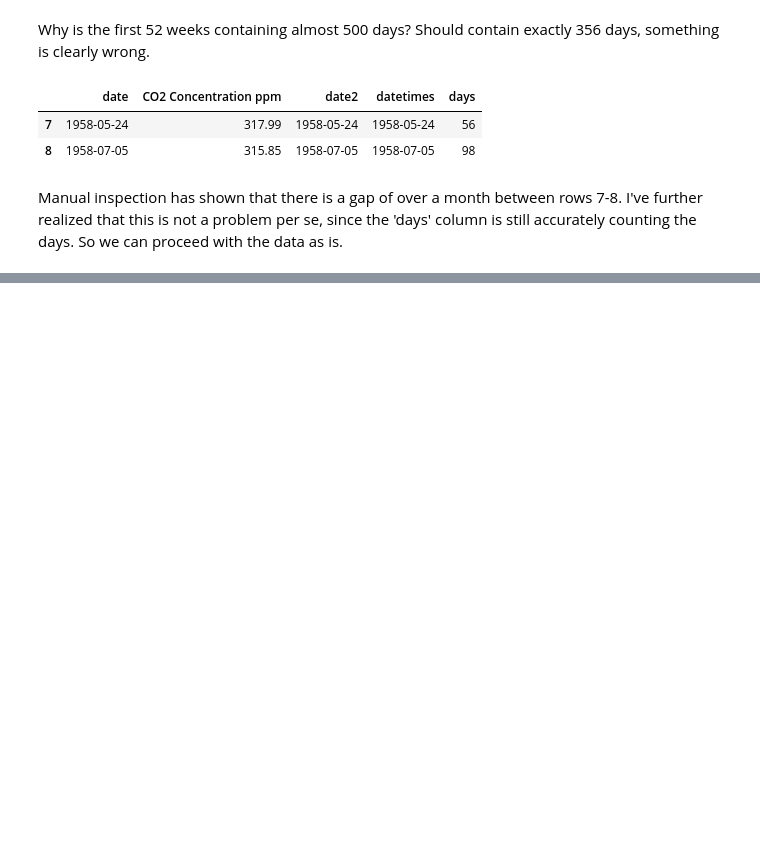
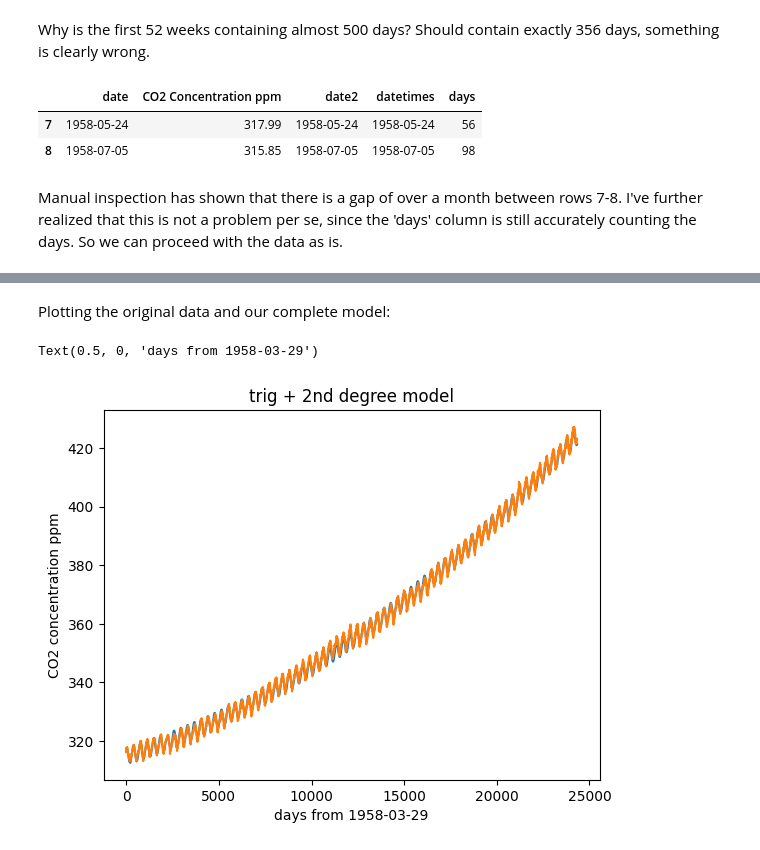
Before and after one commit to nordqvig/SMPE_Georgios_Public, a Jupyter notebook: MOOC/MOOCModule3/PeerAssessmentTask/PeerAssessmentSujet1.ipynb, the cells around one changed output, grey strips where cells are left out. Drawn from its saved outputs; the diff is of its cells as text; code cells hidden in the pictures; blank space fills up the shorter version.

```diff
--- a/MOOC/MOOCModule3/PeerAssessmentTask/PeerAssessmentSujet1.ipynb
+++ b/MOOC/MOOCModule3/PeerAssessmentTask/PeerAssessmentSujet1.ipynb
@@ -89,0 +107,19 @@ Manual inspection has shown that there is a gap of over a month between rows 7-8
+# %%
+def fullmodel(x, a0, a1, a2, a3, a4):
+    return a0 + a1 * x + a2 * x ** 2 + a3 * np.sin(2*np.pi/365.25 * x + a4)
+
+param, cov = curve_fit(fullmodel, data['days'], data['CO2 Concentration ppm'])
+data['trig + 2nd deg pol'] = param[0] + param[1] * data['days'] + param[2] * data['days']**2 + param[3] * np.sin(2*np.pi/365.25 * data['days'] + param[4])
+
+data['trig + 2nd deg pol residuals'] =  data['trig + 2nd deg pol'] - data['CO2 Concentration ppm']
+# %% [markdown]
+Plotting the original data and our complete model:
+# %%
+plt.plot(data['days'], data['trig + 2nd deg pol'])
+plt.plot(data['days'], data['CO2 Concentration ppm'])
+plt.title('trig + 2nd degree model')
+plt.ylabel('CO2 concentration ppm')
+plt.xlabel('days from 1958-03-29')
+# %% [output]
+Text(0.5, 0, 'days from 1958-03-29')
+[figure, added]
```
Also changed, not shown: parts of 14 cells of this notebook.
